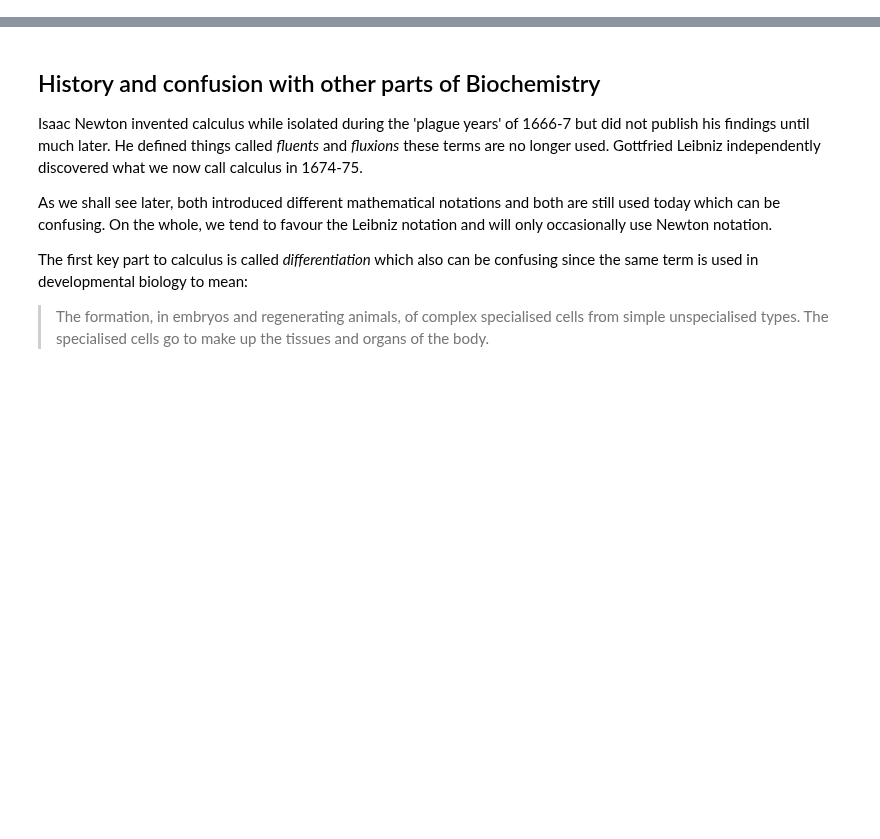
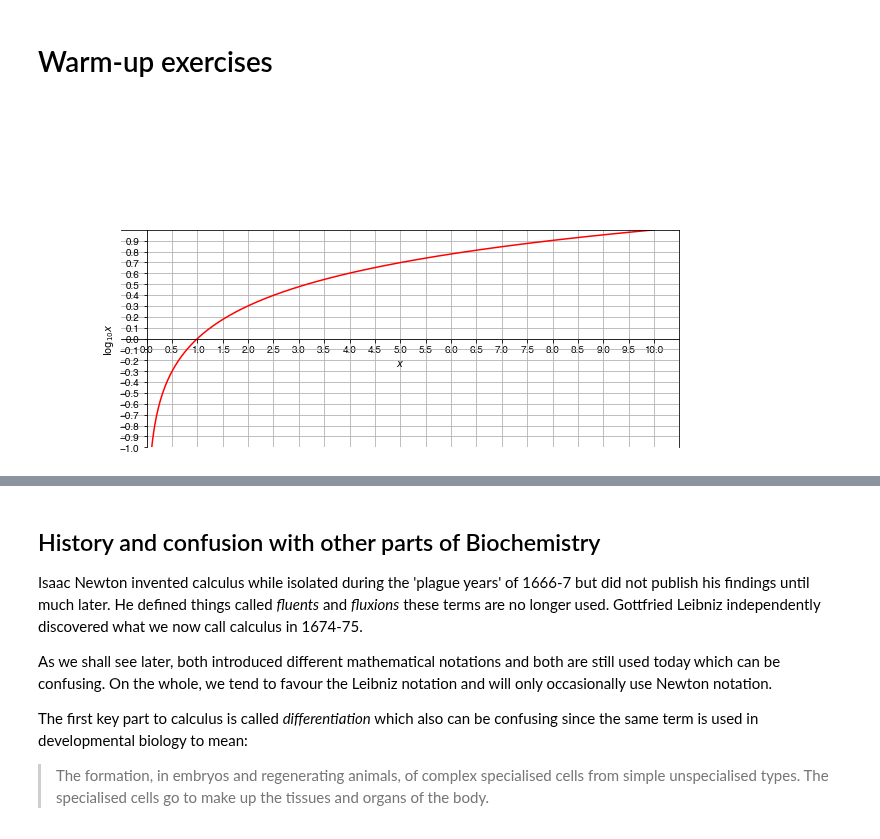
Before and after one commit to philipwfowler/quantitative_biochemistry, a Jupyter notebook: lectures/L03 - Introducing Calculus.ipynb, the cells around one changed output, grey strips where cells are left out. Cells and saved outputs as stored; diff of their text form; code cells hidden in the pictures; blank space fills up the shorter version.

```diff
--- a/lectures/L03 - Introducing Calculus.ipynb
+++ b/lectures/L03 - Introducing Calculus.ipynb
@@ -3,3 +3,30 @@ import numpy, math
 from matplotlib import pyplot as plt
 from src import code_toggle
 %matplotlib inline
+# %% [markdown]
+# Warm-up exercises
+# %%
+x = numpy.linspace(0.001, 10, 10000)
+
+# plt.xkcd()
+fig,axis=plt.subplots(nrows=1,ncols=1,figsize=(10,4))
+
+# axis.set_xlim([0,3])
+axis.set_xticks(numpy.arange(0,11,0.5))
+axis.set_xlabel('$x$')
+axis.set_ylim([-1,1])
+axis.set_yticks(numpy.arange(-1,1,0.1))
+axis.set_ylabel('$\log_{10} x$',rotation=90)
+axis.spines['left'].set_position('zero')
+# axis.spines['right'].set_color('none')
+axis.spines['bottom'].set_position('zero')
+# axis.spines['top'].set_color('none')
+axis.grid()
+y = numpy.log10(x)
+axis.annotate('$y=x^3 + 2$',xy=(-2,2),c='r')
+axis.plot(x, y,'r-')
+plt.show()
+
+code_toggle()
+# %% [output]
+[figure, added]
```
Also changed, not shown: parts of 9 cells of this notebook, 1 other file.
